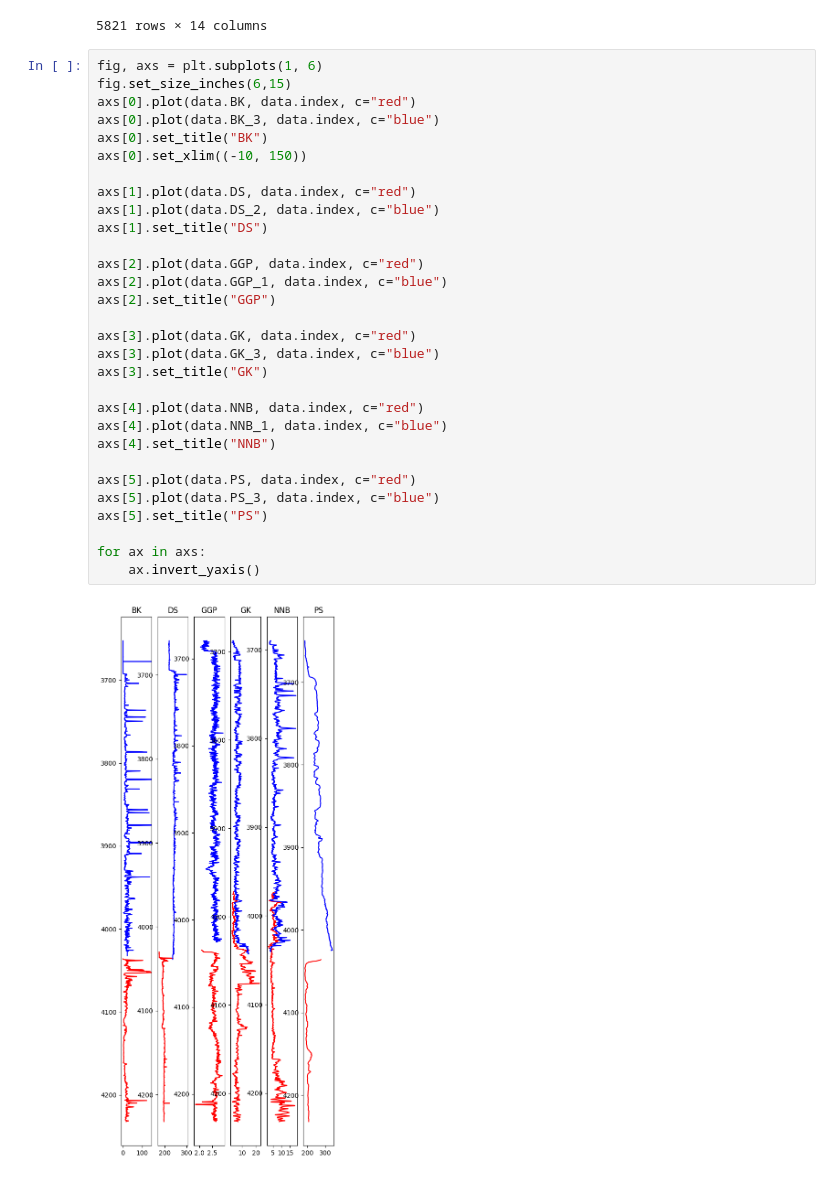
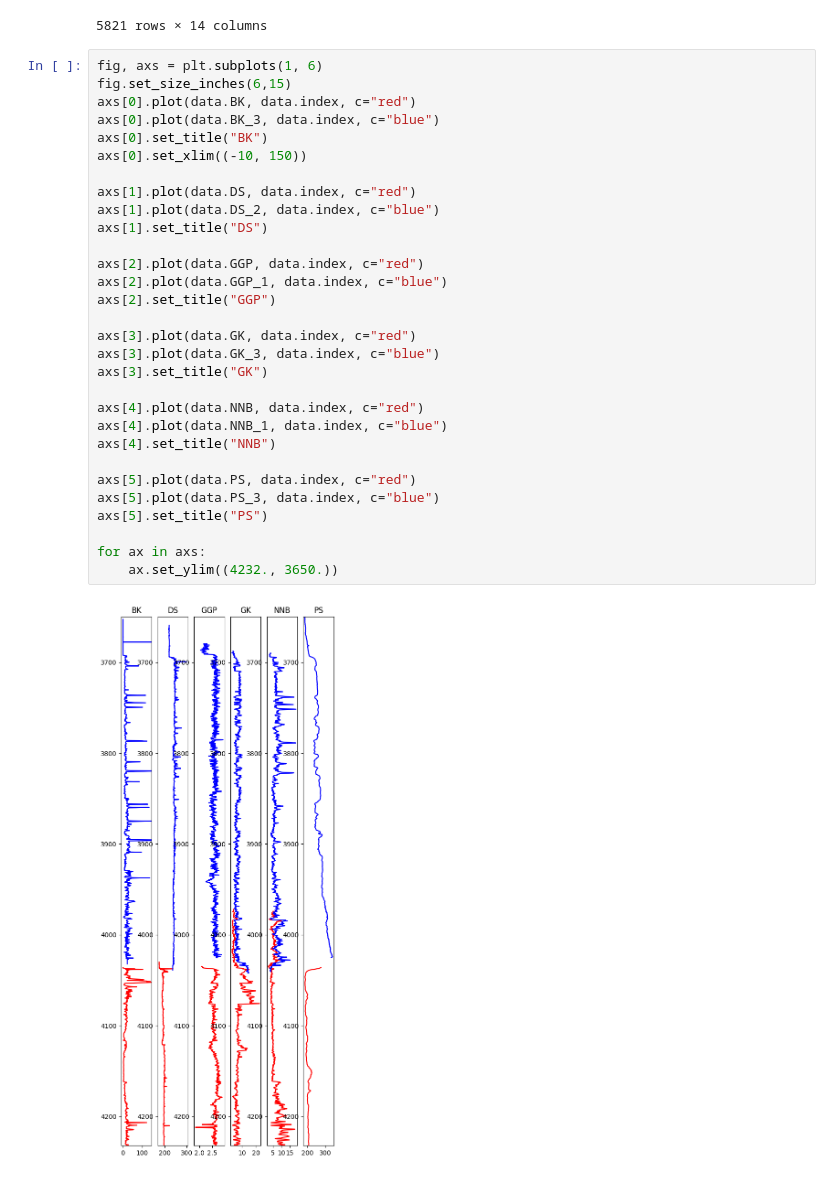
Before and after one commit to spaceswimmer/Pertoleum-Geology-Projects, a Jupyter notebook: Artemiy_Fishchuk_examples/Well data processing/well_processing.ipynb, the cells around one changed output. Saved outputs shown, nothing was run; the diff lists cells and outputs as text.

```diff
--- a/Artemiy_Fishchuk_examples/Well data processing/well_processing.ipynb
+++ b/Artemiy_Fishchuk_examples/Well data processing/well_processing.ipynb
@@ -27,32 +27,32 @@ data
 # %%
 fig, axs = plt.subplots(1, 6)
 fig.set_size_inches(6,15)
 axs[0].plot(data.BK, data.index, c="red")
 axs[0].plot(data.BK_3, data.index, c="blue")
 axs[0].set_title("BK")
 axs[0].set_xlim((-10, 150))
 
 axs[1].plot(data.DS, data.index, c="red")
 axs[1].plot(data.DS_2, data.index, c="blue")
 axs[1].set_title("DS")
 
 axs[2].plot(data.GGP, data.index, c="red")
 axs[2].plot(data.GGP_1, data.index, c="blue")
 axs[2].set_title("GGP")
 
 axs[3].plot(data.GK, data.index, c="red")
 axs[3].plot(data.GK_3, data.index, c="blue")
 axs[3].set_title("GK")
 
 axs[4].plot(data.NNB, data.index, c="red")
 axs[4].plot(data.NNB_1, data.index, c="blue")
 axs[4].set_title("NNB")
 
 axs[5].plot(data.PS, data.index, c="red")
 axs[5].plot(data.PS_3, data.index, c="blue")
 axs[5].set_title("PS")
 
 for ax in axs:
-    ax.invert_yaxis()
+    ax.set_ylim((4232., 3650.))
 # %% [output]
-[figure, old version]
+[figure, new version]
```
Also changed, not shown: parts of 4 cells of this notebook, 1 other file.
